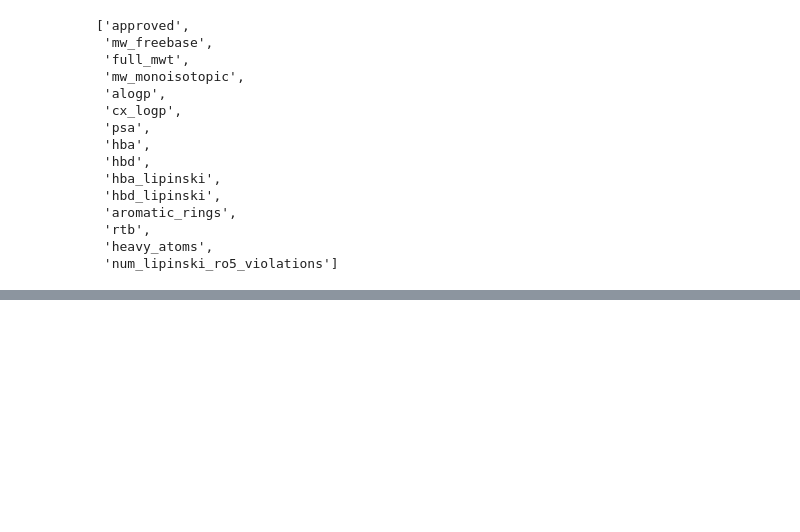
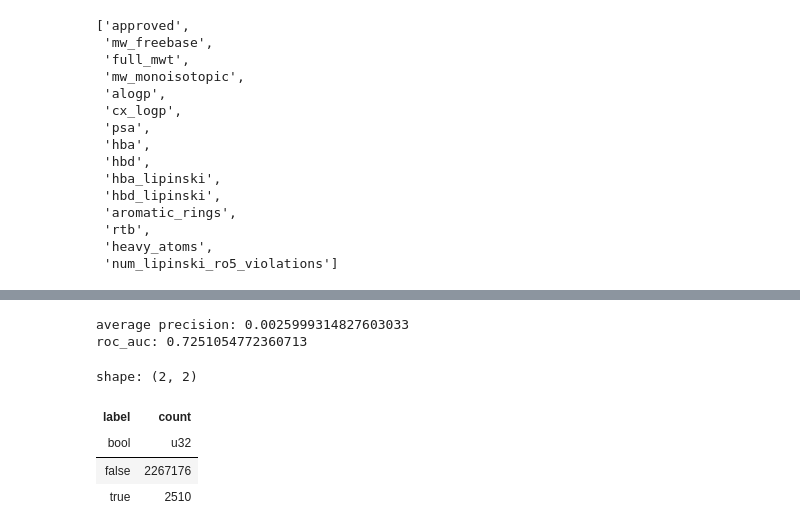
Before and after one commit to Martijn-Sturm/ads-code, a Jupyter notebook: scripts/lr.ipynb, the cells around one changed output, grey strips where cells are left out. Saved outputs shown, nothing was run; the diff lists cells and outputs as text; code cells hidden in the pictures; blank space fills up the shorter version.

```diff
--- a/scripts/lr.ipynb
+++ b/scripts/lr.ipynb
@@ -42,0 +83,16 @@ df.columns
+# %%
+from sklearn.metrics import average_precision_score, roc_auc_score
+y_predicted = l2_lr_cv.predict(standardized_properties)
+print("average precision:", average_precision_score(y, y_predicted))
+print("roc_auc:", roc_auc_score(y, y_predicted))
+# %% [output]
+average precision: 0.0025999314827603033
+roc_auc: 0.7251054772360713
+# %%
+pl.DataFrame(y, schema=["label"]).groupby("label").count()
+# %% [output]
+shape: (2, 2)
+| label | count |
+| bool | u32 |
+| false | 2267176 |
+| true | 2510 |
```
Also changed, not shown: parts of 17 cells of this notebook.
